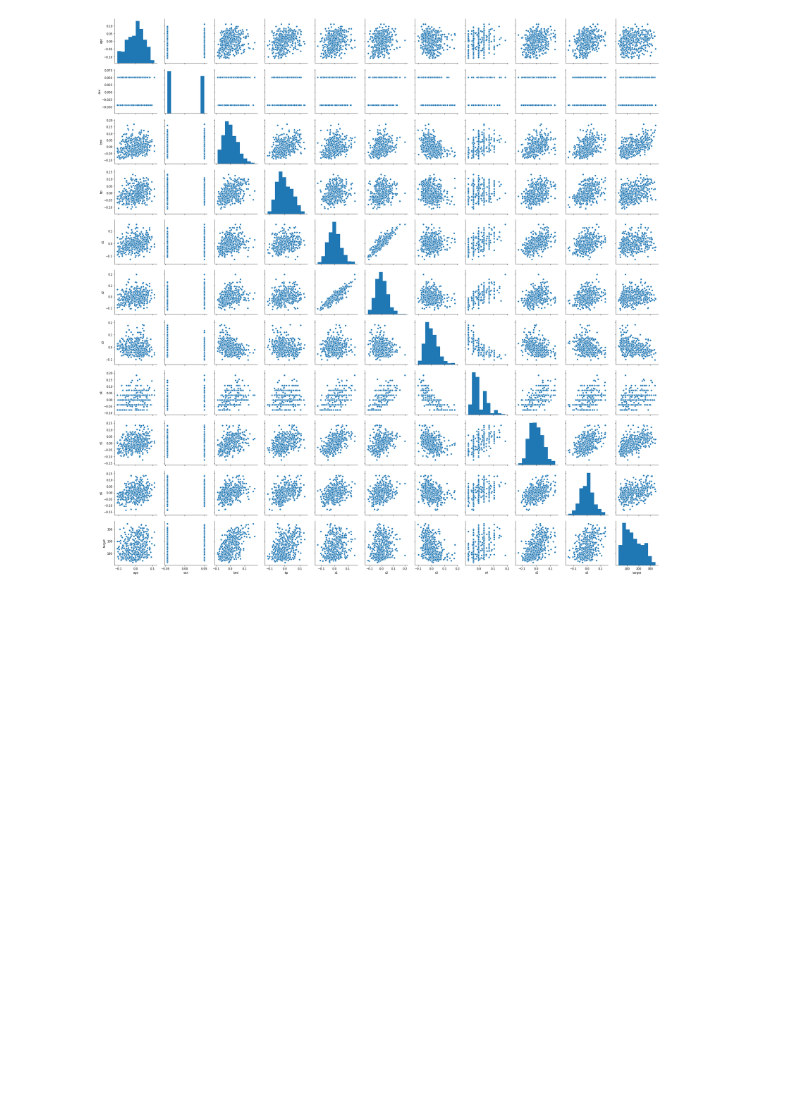
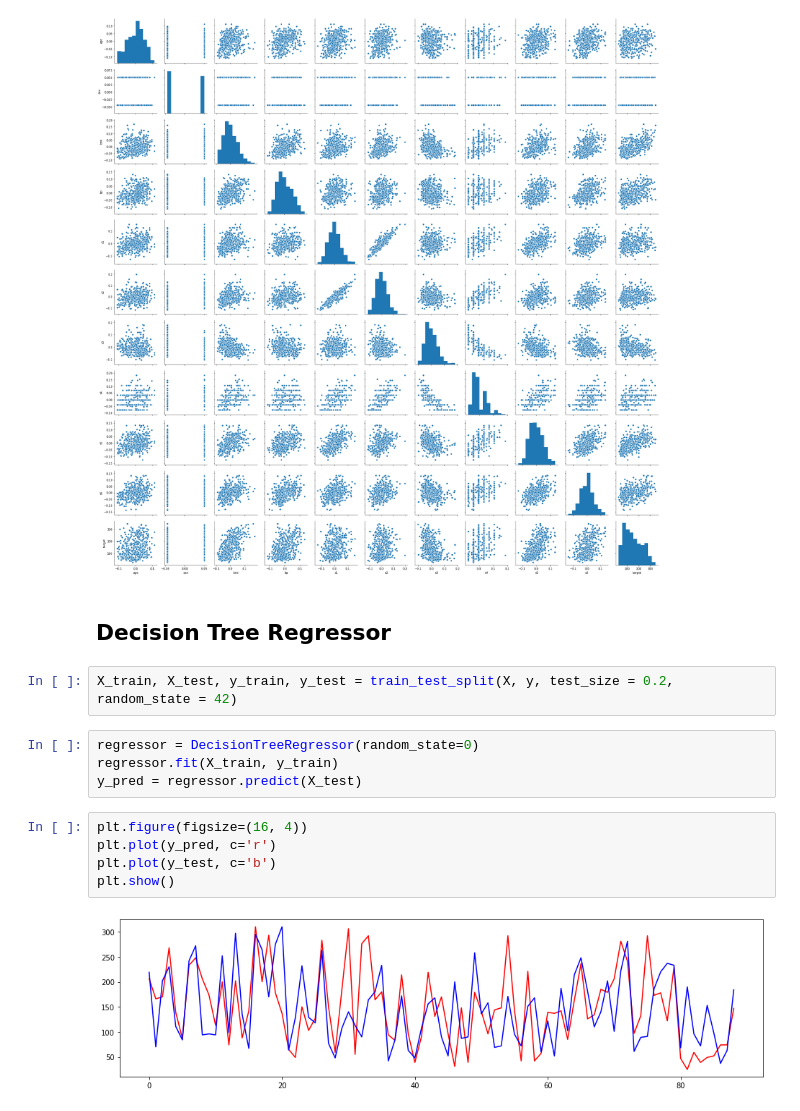
Before and after one commit to ElijahCoding/DataScience, a Jupyter notebook: AdvancedMachineLearning/DecisionTree/Tutorial.ipynb, the cells around one changed output. Drawn from its saved outputs; the diff is of its cells as text; blank space fills up the shorter version.

Commit message:
decision tree regressor, not so good

```diff
--- a/AdvancedMachineLearning/DecisionTree/Tutorial.ipynb
+++ b/AdvancedMachineLearning/DecisionTree/Tutorial.ipynb
@@ -36,3 +36,18 @@ sns.pairplot(df)
 # %% [output]
 <seaborn.axisgrid.PairGrid at 0x...>
 [figure]
+# %% [markdown]
+## Decision Tree Regressor
+# %%
+X_train, X_test, y_train, y_test = train_test_split(X, y, test_size = 0.2, random_state = 42)
+# %%
+regressor = DecisionTreeRegressor(random_state=0)
+regressor.fit(X_train, y_train)
+y_pred = regressor.predict(X_test)
+# %%
+plt.figure(figsize=(16, 4))
+plt.plot(y_pred, c='r')
+plt.plot(y_test, c='b')
+plt.show()
+# %% [output]
+[figure, added]
```
